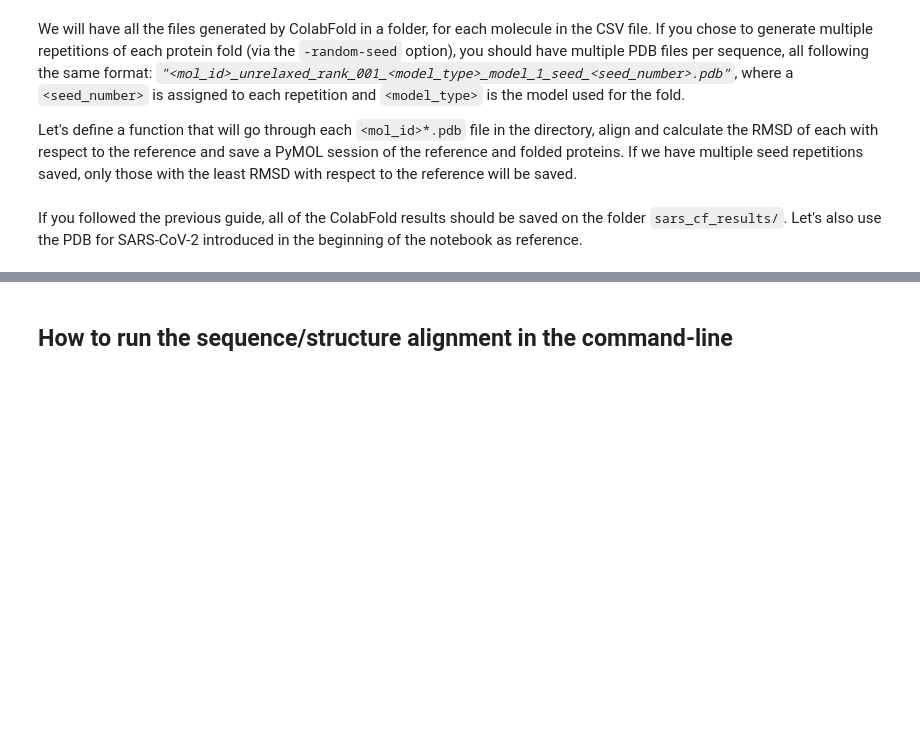
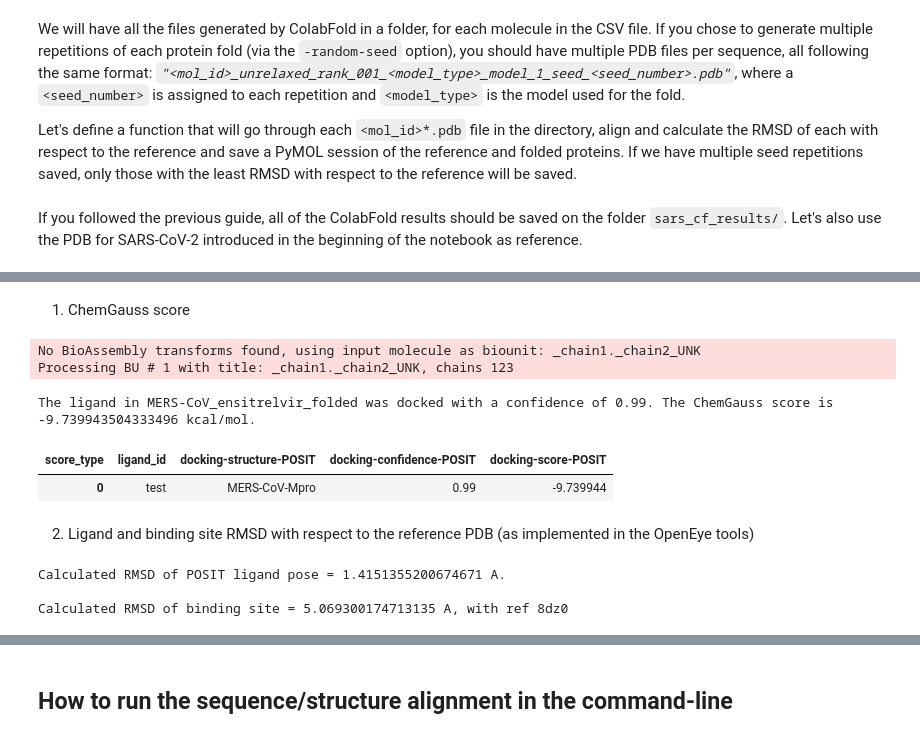
Before and after one commit to choderalab/drugforge, a Jupyter notebook: examples/exploring_related_sequences_and_structures.ipynb, the cells around one changed output, grey strips where cells are left out. Drawn from its saved outputs; the diff is of its cells as text; code cells hidden in the pictures; blank space fills up the shorter version.

Commit message:
update documentation on spectrum pt.1

```diff
--- a/examples/exploring_related_sequences_and_structures.ipynb
+++ b/examples/exploring_related_sequences_and_structures.ipynb
@@ -334,0 +348,74 @@ We can clearly see a few differences in the protein structure! For example, **NP
+# %% [markdown]
+1) ChemGauss score
+# %%
+from drugforge.spectrum.score import dock_and_score
+from drugforge.docking.scorer import ChemGauss4Scorer
+
+logging.basicConfig(
+    level=logging.ERROR,
+    format='%(levelname)s: %(message)s',
+    force=True
+)
+warnings.filterwarnings("ignore", category=UserWarning)
+
+input_pdb = output_dir / "8dz0.pdb"  # Reference PDB for alignment
+scorers = [ChemGauss4Scorer()]
+comp_name = "test"
+target = "SARS-CoV-2"
+mers_complex = output_dir / "MERS-CoV_ensitrelvir_folded.pdb"
+scores_df, prepped_cmp, ligand_pose, aligned = dock_and_score(
+            mers_complex,
+            comp_name=comp_name,
+            target_name="MERS-CoV-Mpro",
+            scorers=scorers,
+            label=Path(mers_complex).stem,
+            allow_clashes=True,
+            pdb_ref=input_pdb,
+            aligned_folder=output_dir,
+            align_chain="1",
+            align_chain_ref="A",
+        )
+
+print(f"The ligand in {mers_complex.stem} was docked with a confidence of {scores_df['docking-confidence-POSIT'].values[0]}. The ChemGauss score is {scores_df['docking-score-POSIT'].values[0]} kcal/mol.")
+
+df_print = scores_df[['ligand_id', 'docking-structure-POSIT', 'docking-confidence-POSIT', 'docking-score-POSIT']]
+df_print.head()
+# %% [output]
+No BioAssembly transforms found, using input molecule as biounit: _chain1._chain2_UNK
+Processing BU # 1 with title: _chain1._chain2_UNK, chains 123
+The ligand in MERS-CoV_ensitrelvir_folded was docked with a confidence of 0.99. The ChemGauss score is -9.739943504333496 kcal/mol.
+| score_type | ligand_id | docking-structure-POSIT | docking-confidence-POSIT | docking-score-POSIT |
+| 0 | test | MERS-CoV-Mpro | 0.99 | -9.739944 |
+# %% [markdown]
+2. Ligand and binding site RMSD with respect to the reference PDB (as implemented in the OpenEye tools)
+# %%
+from drugforge.spectrum.score import get_ligand_rmsd
+from drugforge.spectrum.calculate_rmsd import get_binding_site_rmsd
+
+from Bio.PDB.PDBExceptions import PDBConstructionWarning
+warnings.filterwarnings("ignore", category=PDBConstructionWarning)
+
+lig_rmsd = get_ligand_rmsd(
+            str(aligned), str(input_pdb), True, rmsd_mode="oechem",
+        )
+df_print = df_print.copy()
+df_print.loc[0,"Lig-RMSD"] = lig_rmsd
+pout = f"Calculated RMSD of POSIT ligand pose = {lig_rmsd} A.\n"
+
+bsite_rmsd = get_binding_site_rmsd(
+                    aligned,
+                    input_pdb,
+                    bsite_dist=5,
+                    ligres="LIG",
+                    chain_mob="1",
+                    chain_ref="A",
+                    rmsd_mode="heavy",
+                    aligned_temp=aligned,
+                )
+df_print.loc[0,"Pocket-RMSD"] = bsite_rmsd
+pout += f"\nCalculated RMSD of binding site = {bsite_rmsd} A, with ref {input_pdb.stem}"
+print(pout)
+# %% [output]
+Calculated RMSD of POSIT ligand pose = 1.4151355200674671 A.
+
+Calculated RMSD of binding site = 5.069300174713135 A, with ref 8dz0
```
Also changed, not shown: parts of 40 cells of this notebook.
